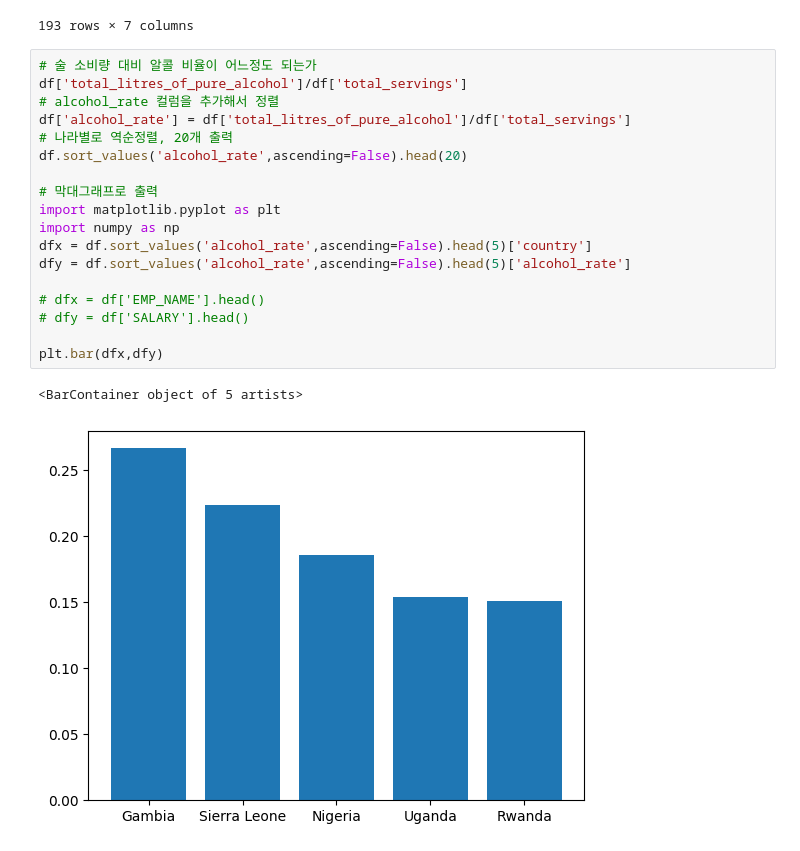
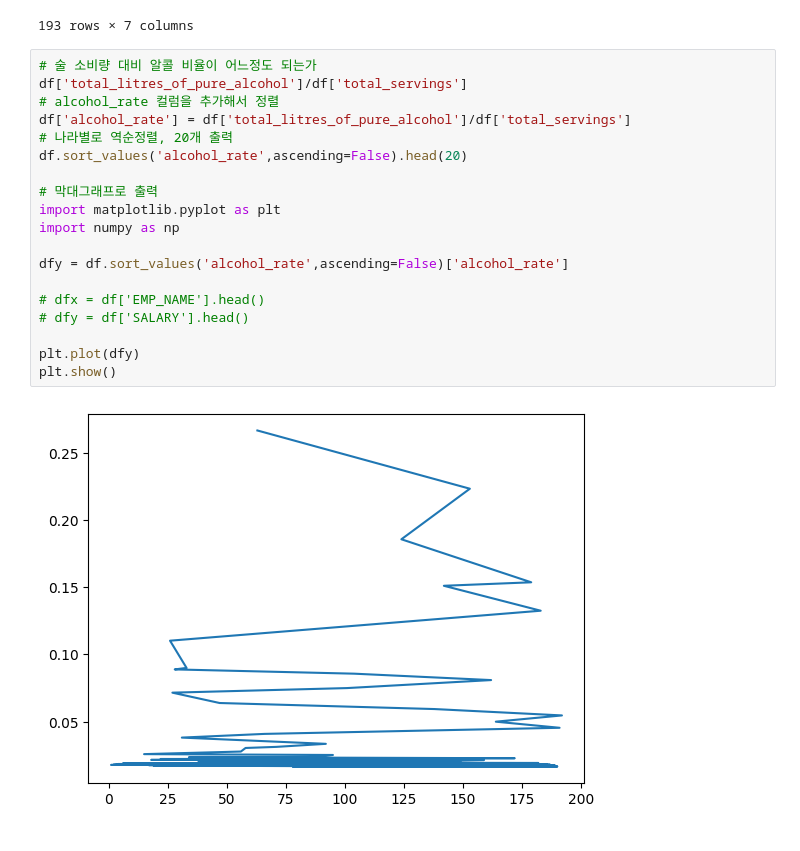
Before and after one commit to studypython99/Medical-1, a Jupyter notebook: d0513/d0513_08.ipynb, the cells around one changed output. Saved outputs shown, nothing was run; the diff lists cells and outputs as text.

```diff
--- a/d0513/d0513_08.ipynb
+++ b/d0513/d0513_08.ipynb
@@ -168,21 +168,21 @@ df
 # %%
 # 술 소비량 대비 알콜 비율이 어느정도 되는가
 df['total_litres_of_pure_alcohol']/df['total_servings']
 # alcohol_rate 컬럼을 추가해서 정렬
 df['alcohol_rate'] = df['total_litres_of_pure_alcohol']/df['total_servings']
 # 나라별로 역순정렬, 20개 출력
 df.sort_values('alcohol_rate',ascending=False).head(20)
 
 # 막대그래프로 출력
 import matplotlib.pyplot as plt
 import numpy as np
-dfx = df.sort_values('alcohol_rate',ascending=False).head(5)['country']
-dfy = df.sort_values('alcohol_rate',ascending=False).head(5)['alcohol_rate']
+
+dfy = df.sort_values('alcohol_rate',ascending=False)['alcohol_rate']
 
 # dfx = df['EMP_NAME'].head()
 # dfy = df['SALARY'].head()
 
-plt.bar(dfx,dfy)
+plt.plot(dfy)
+plt.show()
 # %% [output]
-<BarContainer object of 5 artists>
-[figure, old version]
+[figure, new version]
```
Also changed, not shown: 13 other files.
